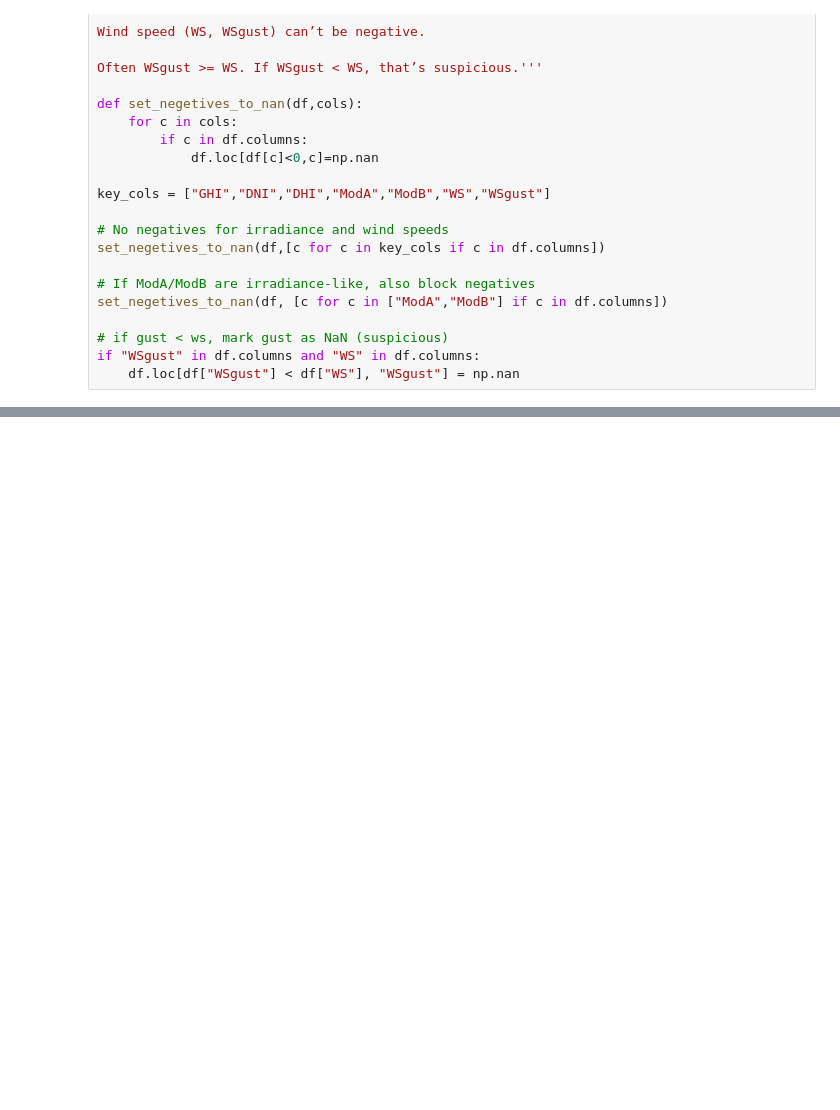
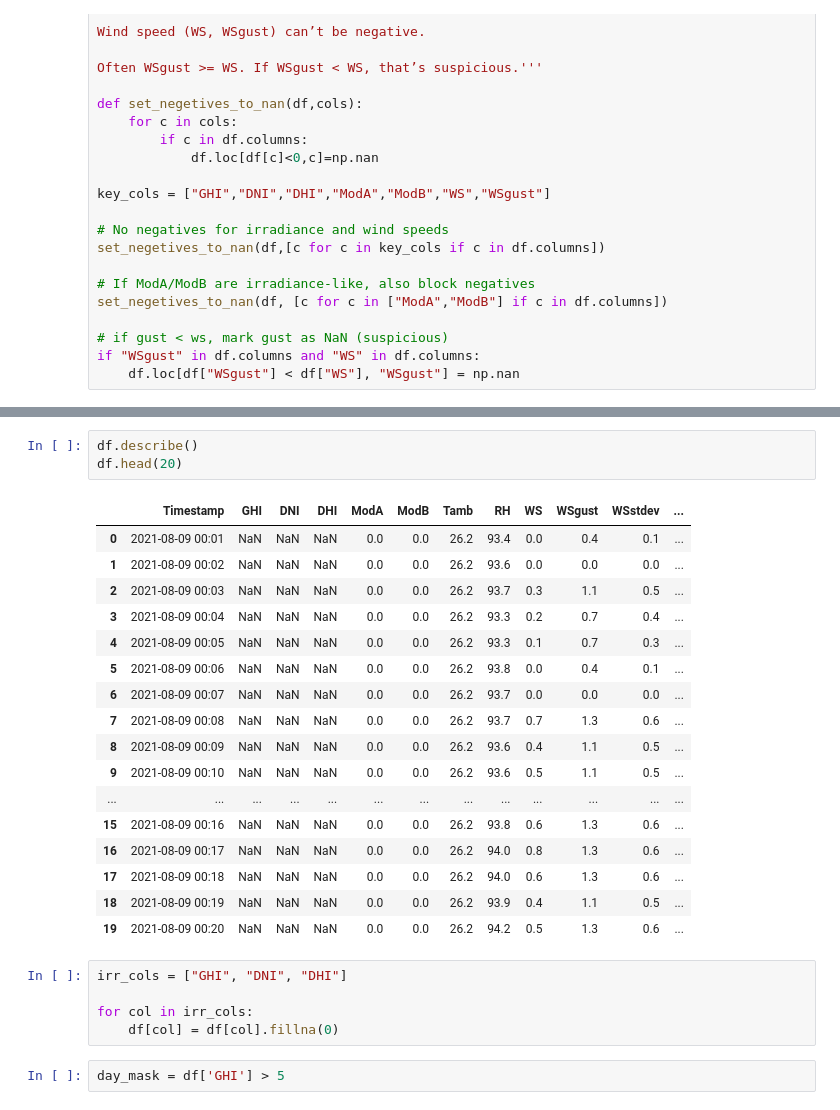
Before and after one commit to Feven777/solar-challenge-week0, a Jupyter notebook: notebook/benin_eda.ipynb, the cells around one changed output, grey strips where cells are left out. Saved outputs shown, nothing was run; the diff lists cells and outputs as text; blank space fills up the shorter version.

```diff
--- a/notebook/benin_eda.ipynb
+++ b/notebook/benin_eda.ipynb
@@ -226,0 +245,28 @@ if "WSgust" in df.columns and "WS" in df.columns:
+# %%
+df.describe()
+df.head(20)
+# %% [output]
+|  | Timestamp | GHI | DNI | DHI | ModA | ModB | Tamb | RH | WS | WSgust | WSstdev | ... |
+| 0 | 2021-08-09 00:01 | NaN | NaN | NaN | 0.0 | 0.0 | 26.2 | 93.4 | 0.0 | 0.4 | 0.1 | ... |
+| 1 | 2021-08-09 00:02 | NaN | NaN | NaN | 0.0 | 0.0 | 26.2 | 93.6 | 0.0 | 0.0 | 0.0 | ... |
+| 2 | 2021-08-09 00:03 | NaN | NaN | NaN | 0.0 | 0.0 | 26.2 | 93.7 | 0.3 | 1.1 | 0.5 | ... |
+| 3 | 2021-08-09 00:04 | NaN | NaN | NaN | 0.0 | 0.0 | 26.2 | 93.3 | 0.2 | 0.7 | 0.4 | ... |
+| 4 | 2021-08-09 00:05 | NaN | NaN | NaN | 0.0 | 0.0 | 26.2 | 93.3 | 0.1 | 0.7 | 0.3 | ... |
+| 5 | 2021-08-09 00:06 | NaN | NaN | NaN | 0.0 | 0.0 | 26.2 | 93.8 | 0.0 | 0.4 | 0.1 | ... |
+| 6 | 2021-08-09 00:07 | NaN | NaN | NaN | 0.0 | 0.0 | 26.2 | 93.7 | 0.0 | 0.0 | 0.0 | ... |
+| 7 | 2021-08-09 00:08 | NaN | NaN | NaN | 0.0 | 0.0 | 26.2 | 93.7 | 0.7 | 1.3 | 0.6 | ... |
+| 8 | 2021-08-09 00:09 | NaN | NaN | NaN | 0.0 | 0.0 | 26.2 | 93.6 | 0.4 | 1.1 | 0.5 | ... |
+| 9 | 2021-08-09 00:10 | NaN | NaN | NaN | 0.0 | 0.0 | 26.2 | 93.6 | 0.5 | 1.1 | 0.5 | ... |
+| ... | ... | ... | ... | ... | ... | ... | ... | ... | ... | ... | ... | ... |
+| 15 | 2021-08-09 00:16 | NaN | NaN | NaN | 0.0 | 0.0 | 26.2 | 93.8 | 0.6 | 1.3 | 0.6 | ... |
+| 16 | 2021-08-09 00:17 | NaN | NaN | NaN | 0.0 | 0.0 | 26.2 | 94.0 | 0.8 | 1.3 | 0.6 | ... |
+| 17 | 2021-08-09 00:18 | NaN | NaN | NaN | 0.0 | 0.0 | 26.2 | 94.0 | 0.6 | 1.3 | 0.6 | ... |
+| 18 | 2021-08-09 00:19 | NaN | NaN | NaN | 0.0 | 0.0 | 26.2 | 93.9 | 0.4 | 1.1 | 0.5 | ... |
+| 19 | 2021-08-09 00:20 | NaN | NaN | NaN | 0.0 | 0.0 | 26.2 | 94.2 | 0.5 | 1.3 | 0.6 | ... |
+# %%
+irr_cols = ["GHI", "DNI", "DHI"]
+
+for col in irr_cols:
+    df[col] = df[col].fillna(0)
+# %%
+day_mask = df['GHI'] > 5
```
Also changed, not shown: parts of 10 cells of this notebook.
